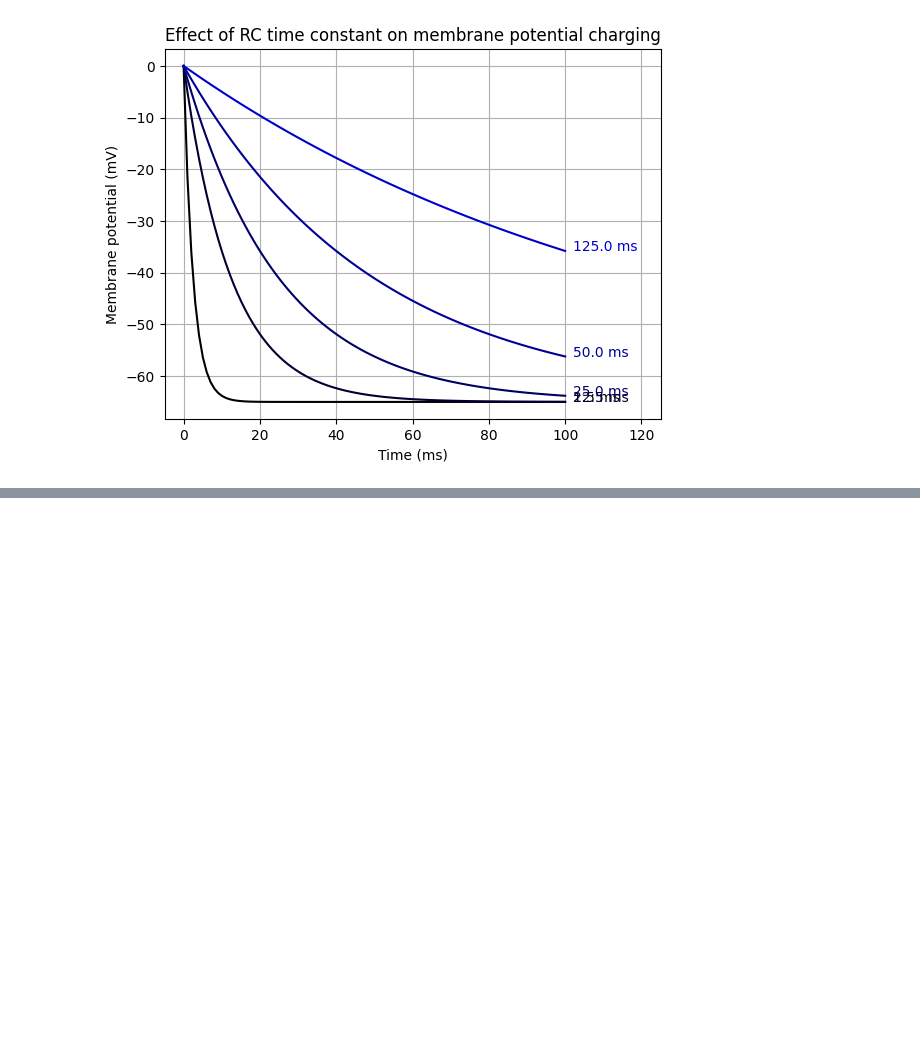
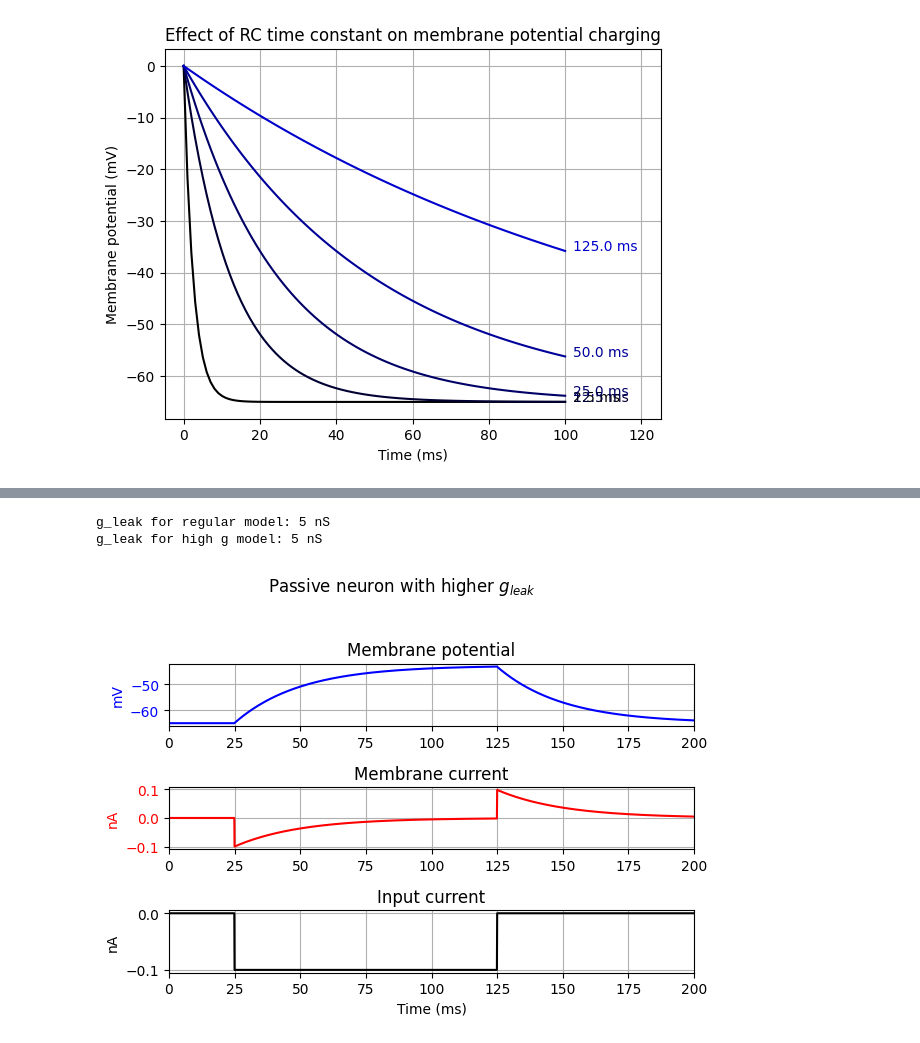
Before and after one commit to dbheadley/DecodingTheBrain, a Jupyter notebook: Week1/notes.ipynb, the cells around one changed output, grey strips where cells are left out. Cells and saved outputs as stored; diff of their text form; code cells hidden in the pictures; blank space fills up the shorter version.

```diff
--- a/Week1/notes.ipynb
+++ b/Week1/notes.ipynb
@@ -262,0 +392,12 @@ Text(0.5, 1.0, 'Effect of RC time constant on membrane potential charging')
+# %%
+pas_nrn_hig = PassiveNeuron(v_rest=-65, c_m=1, r_m=5, radius=30) # we lowered the membrane resistance, r_m, which increased the membrane conductance, g_m
+pas_v_hig, pas_i_hig = pas_nrn_hig.run(dur=sim_dur, dt=sim_dt, inp=in_step)
+plot_sim(t_pts, pas_v_hig, pas_i_hig, in_step, title='Passive neuron with higher $g_{leak}$')
+
+# Get values of g_leak for each model
+print('g_leak for regular model: {:.0f} nS'.format(pas_nrn._gleak*1e9))
+print('g_leak for high g model: {:.0f} nS'.format(pas_nrn_hig._gleak*1e9))
+# %% [output]
+g_leak for regular model: 5 nS
+g_leak for high g model: 5 nS
+[figure, added]
```
Also changed, not shown: parts of 18 cells of this notebook, 1 other file.
